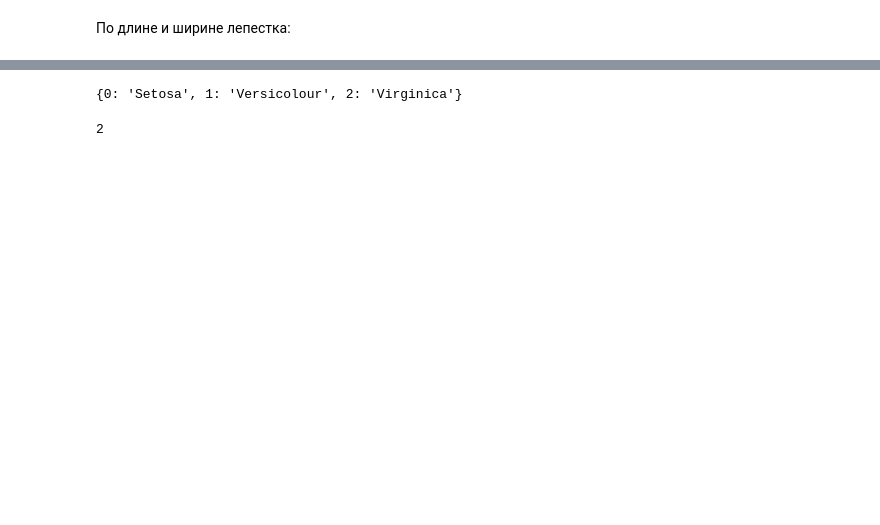
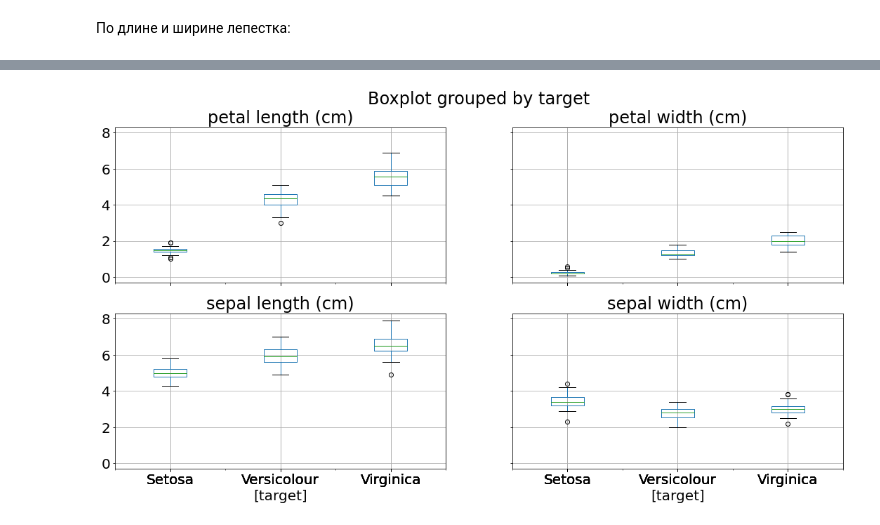
Before and after one commit to DanilZittser/cv-lectures, a Jupyter notebook: 02-data-science-stack/jupyter/02-scikit-learn.ipynb, the cells around one changed output, grey strips where cells are left out. Cells and saved outputs as stored; diff of their text form; code cells hidden in the pictures; blank space fills up the shorter version.

```diff
--- a/02-data-science-stack/jupyter/02-scikit-learn.ipynb
+++ b/02-data-science-stack/jupyter/02-scikit-learn.ipynb
@@ -132,6 +131,6 @@ plt.legend(loc='upper left')
 # %%
 import pandas as pd
 # %%
-{x.value: x.name for x in Iris}
+_ = pd.concat([x, y.replace({x.value: x.name for x in Iris})], axis=1).boxplot(by='target')
 # %% [output]
-{0: 'Setosa', 1: 'Versicolour', 2: 'Virginica'}
+[figure, added]
@@ -141,4 +136,0 @@ for i in Iris:
-# %%
-i.value
-# %% [output]
-2
```
Also changed, not shown: parts of 28 cells of this notebook, 2 other files.
